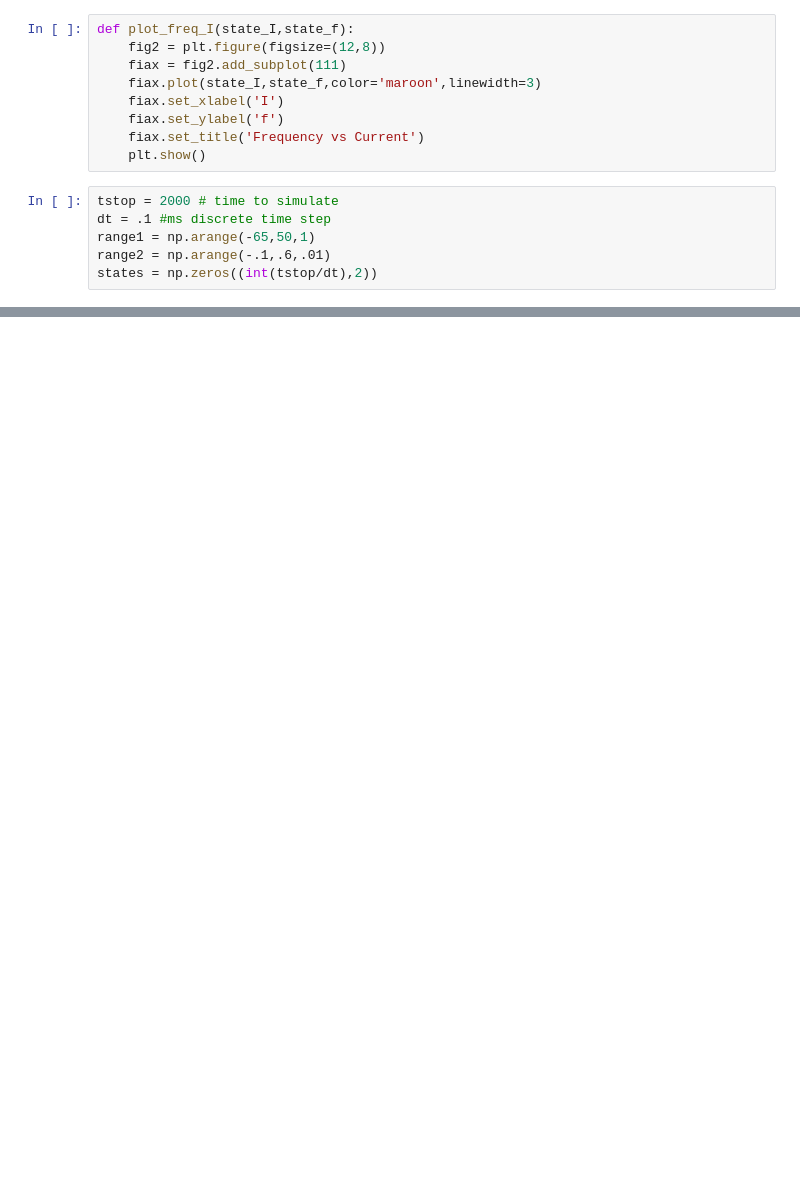
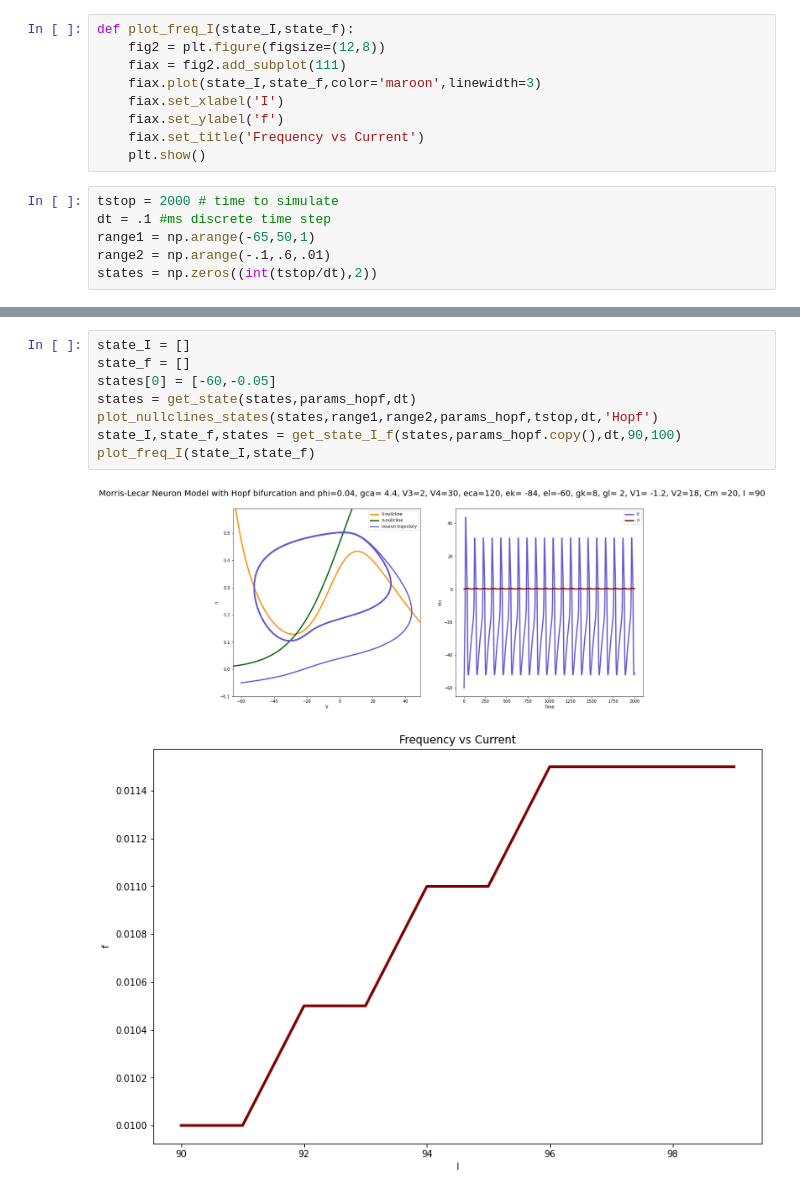
Before and after one commit to samar2605/Computational-Neuroscience, a Jupyter notebook: Morris_Lecar.ipynb, the cells around one changed output, grey strips where cells are left out. Saved outputs shown, nothing was run; the diff lists cells and outputs as text; blank space fills up the shorter version.

```diff
--- a/Morris_Lecar.ipynb
+++ b/Morris_Lecar.ipynb
@@ -123,0 +167,11 @@ params_homoclinic = [0.23,4,12,17.4,120,-84,-60,8,2,-1.2,18,20,40] #Homoclinic
+# %%
+state_I = []
+state_f = []
+states[0] = [-60,-0.05]
+states = get_state(states,params_hopf,dt)
+plot_nullclines_states(states,range1,range2,params_hopf,tstop,dt,'Hopf')
+state_I,state_f,states = get_state_I_f(states,params_hopf.copy(),dt,90,100)
+plot_freq_I(state_I,state_f)
+# %% [output]
+[figure, added]
+[figure, added]
```
Also changed, not shown: parts of 9 cells of this notebook.
